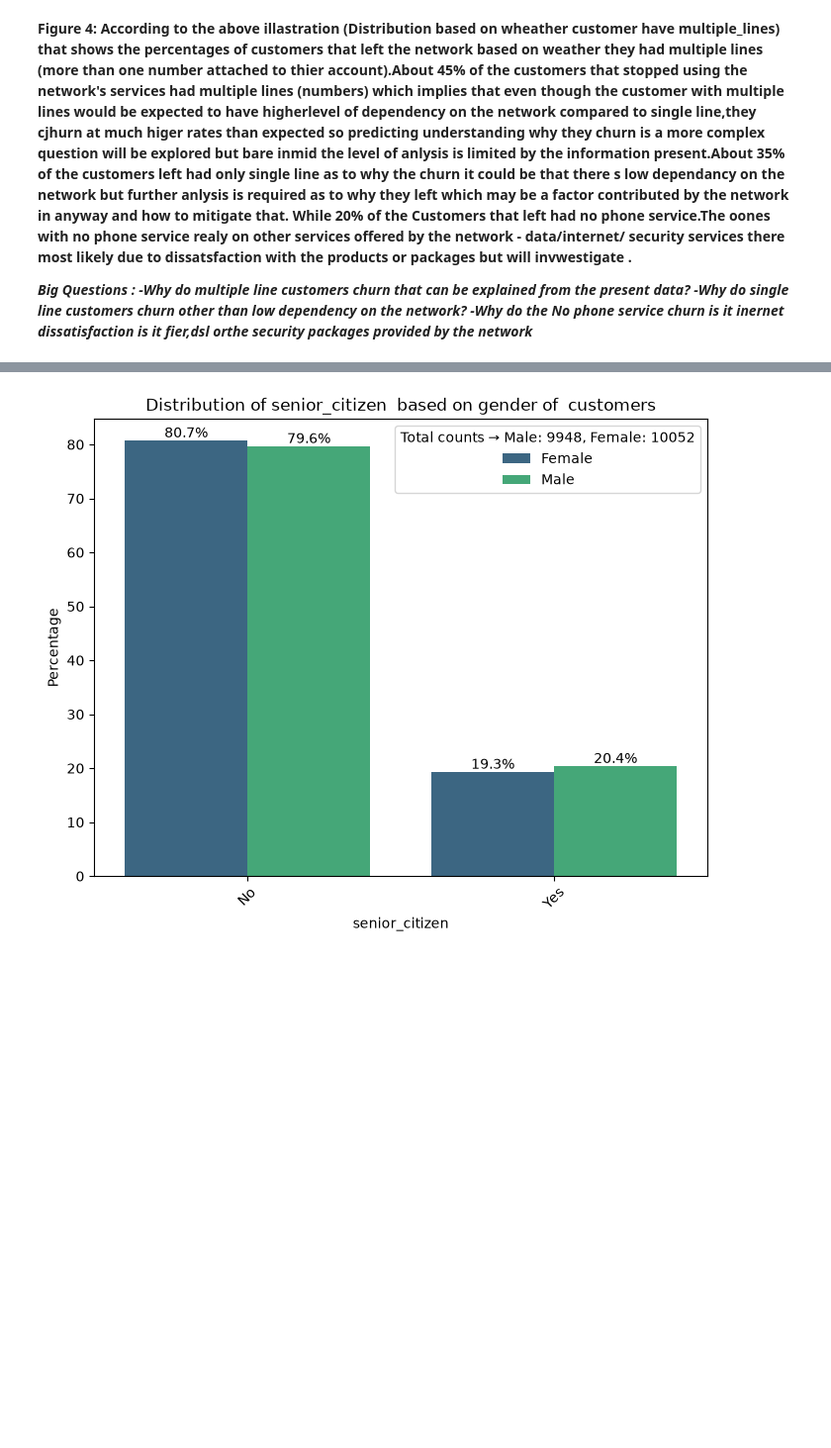
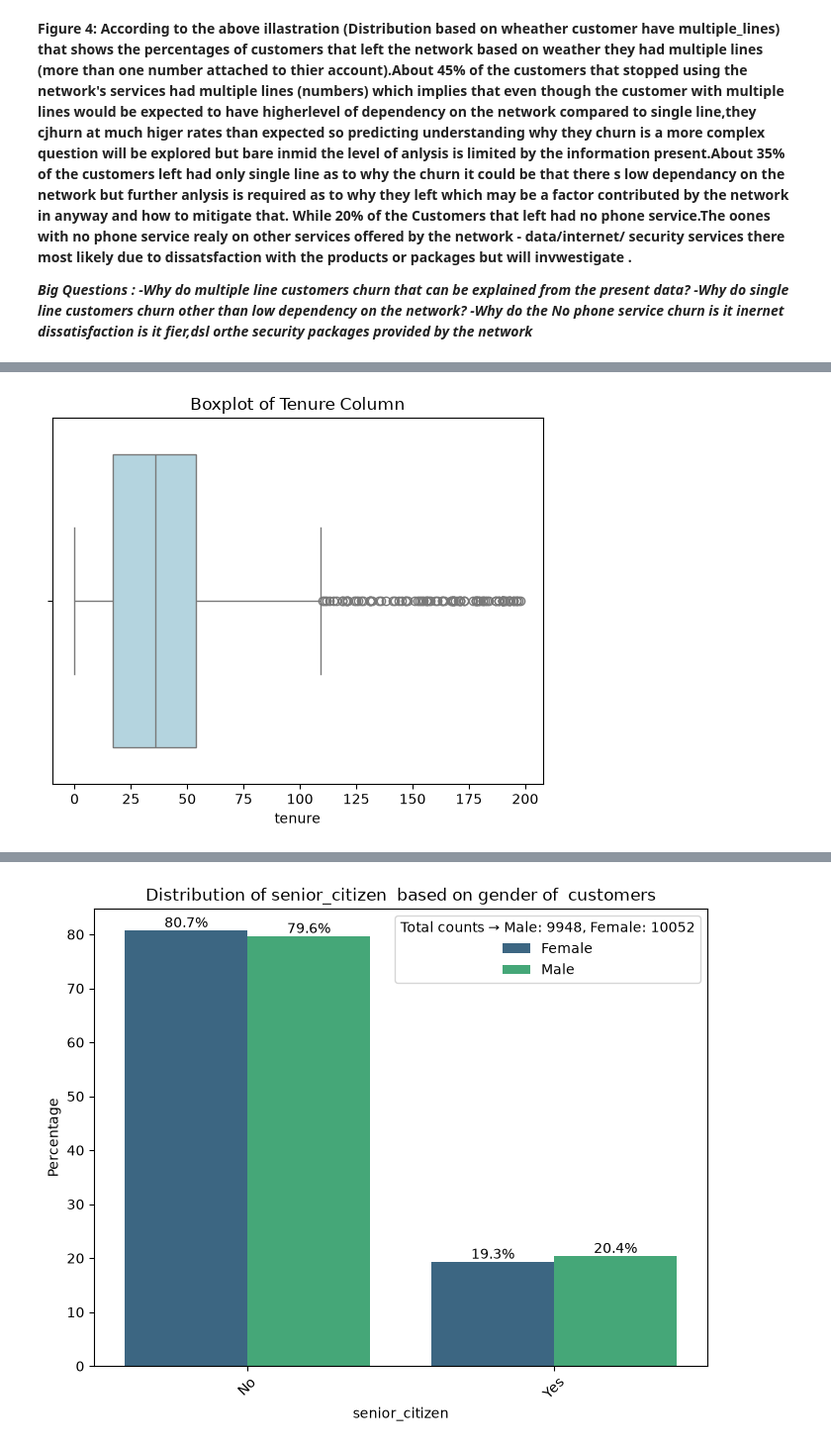
Before and after one commit to Shirley-star24/Telecom_Customer_Churn, a Jupyter notebook: Customer_segmentation and tenure prediction model.ipynb, the cells around one changed output, grey strips where cells are left out. Shown at 99% size. Cells and saved outputs as stored; diff of their text form; code cells hidden in the pictures; blank space fills up the shorter version.

```diff
--- a/Customer_segmentation and tenure prediction model.ipynb
+++ b/Customer_segmentation and tenure prediction model.ipynb
@@ -328,0 +402,6 @@ plt.legend(loc="lower left", labels=[f"Sample size: {(df_clean.shape[0])}"])
+# %%
+#boxplot of the tenure column
+sns.boxplot(x=df_clean['tenure'], color='lightblue')
+plt.title("Boxplot of Tenure Column");
+# %% [output]
+[figure, added]
```
Also changed, not shown: parts of 15 cells of this notebook.
